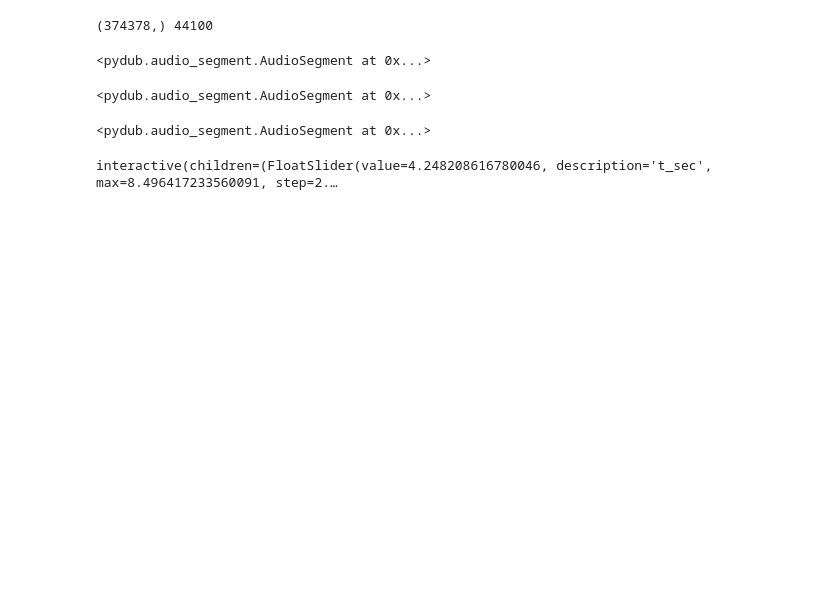
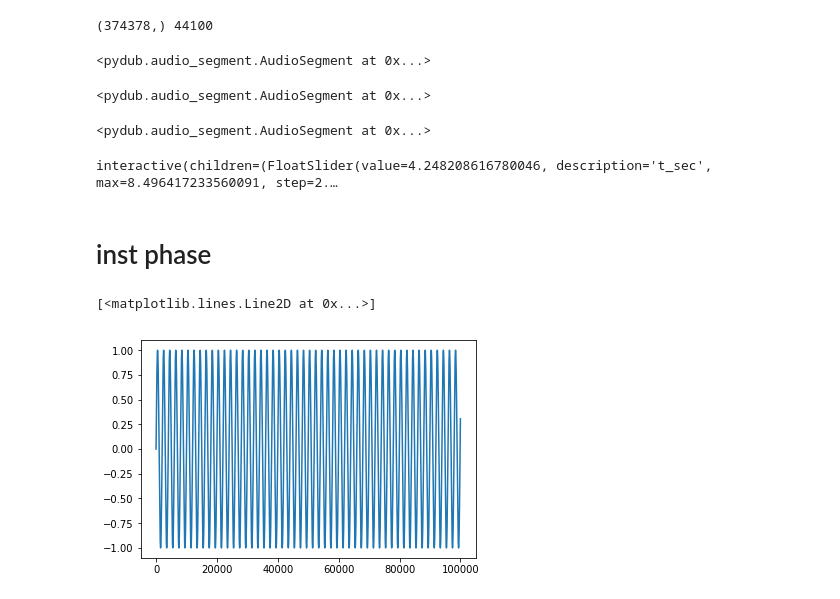
Before and after one commit to lightondust/topics_by_jupyter_notebook, a Jupyter notebook: audio_phase.ipynb, the cells around one changed output. Saved outputs shown, nothing was run; the diff lists cells and outputs as text; code cells hidden in the pictures; blank space fills up the shorter version.

```diff
--- a/audio_phase.ipynb
+++ b/audio_phase.ipynb
@@ -59,3 +61,13 @@ def plot_signals(t_sec, t_intvl=0.3):
 interactive(plot_signals, t_sec=(0, i_t_piano[-1], i_t_piano[1]), t_intvl=(0, 1, 0.01))
 # %% [output]
 interactive(children=(FloatSlider(value=4.248208616780046, description='t_sec', max=8.496417233560091, step=2.…
+# %% [markdown]
+# inst phase
+# %%
+x = np.arange(100000)
+y = np.sin(np.pi * x / 999)
+# %%
+plt.plot(y)
+# %% [output]
+[<matplotlib.lines.Line2D at 0x...>]
+[figure, added]
```
Also changed, not shown: parts of 13 cells of this notebook.
